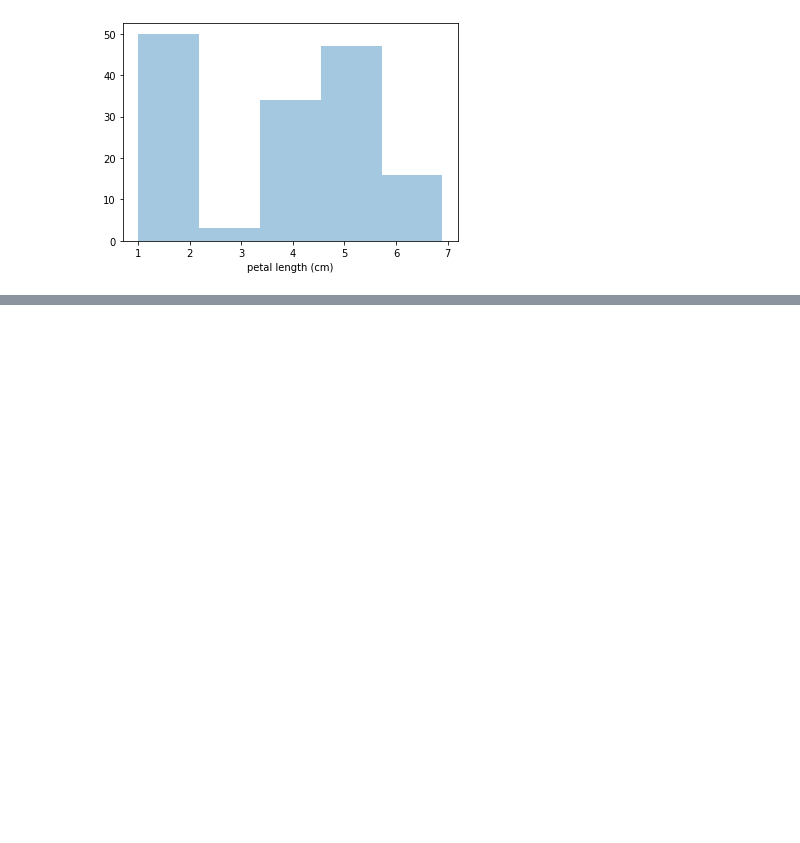
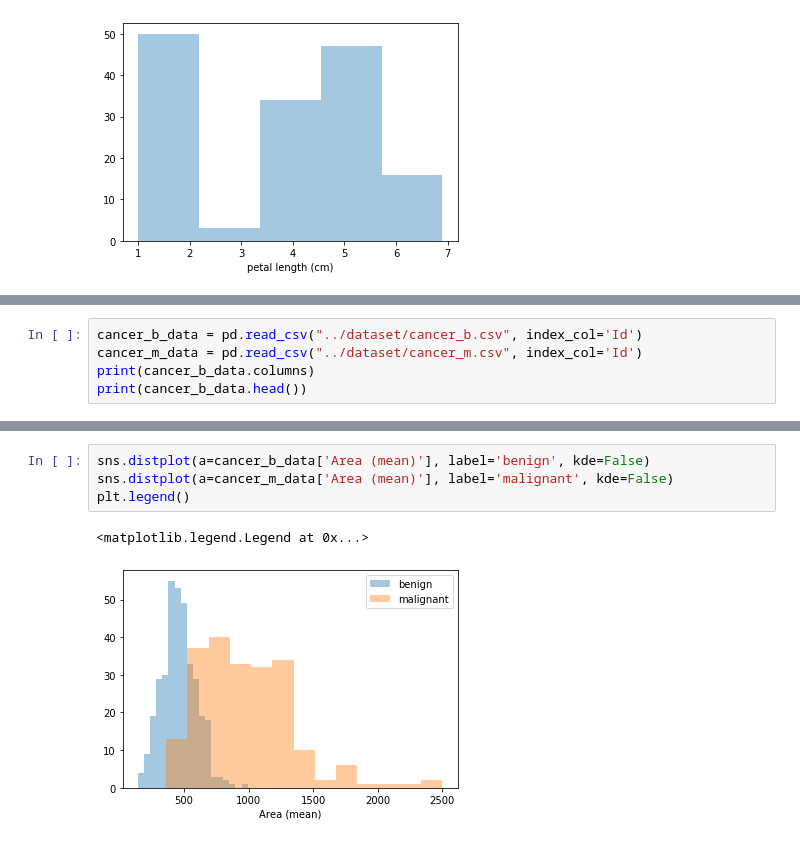
Before and after one commit to shanhai3000/scikit-learn-tutorial, a Jupyter notebook: data_visualization/distplot.ipynb, the cells around one changed output, grey strips where cells are left out. Saved outputs shown, nothing was run; the diff lists cells and outputs as text; blank space fills up the shorter version.

```diff
--- a/data_visualization/distplot.ipynb
+++ b/data_visualization/distplot.ipynb
@@ -34,0 +65,5 @@ sns.distplot(a=iris_pd['petal length (cm)'], kde=False)
+# %%
+cancer_b_data = pd.read_csv("../dataset/cancer_b.csv", index_col='Id')
+cancer_m_data = pd.read_csv("../dataset/cancer_m.csv", index_col='Id')
+print(cancer_b_data.columns)
+print(cancer_b_data.head())
@@ -34,0 +88,7 @@ sns.distplot(a=iris_pd['petal length (cm)'], kde=False)
+# %%
+sns.distplot(a=cancer_b_data['Area (mean)'], label='benign', kde=False)
+sns.distplot(a=cancer_m_data['Area (mean)'], label='malignant', kde=False)
+plt.legend()
+# %% [output]
+<matplotlib.legend.Legend at 0x...>
+[figure, added]
```
Also changed, not shown: parts of 5 cells of this notebook, 2 other files.
